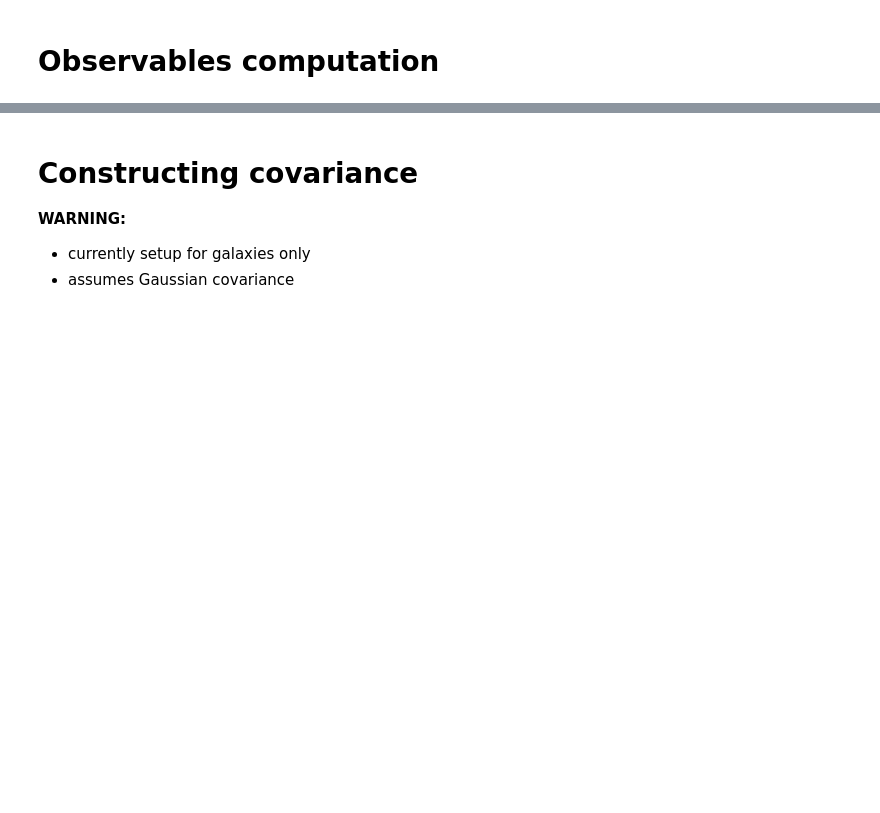
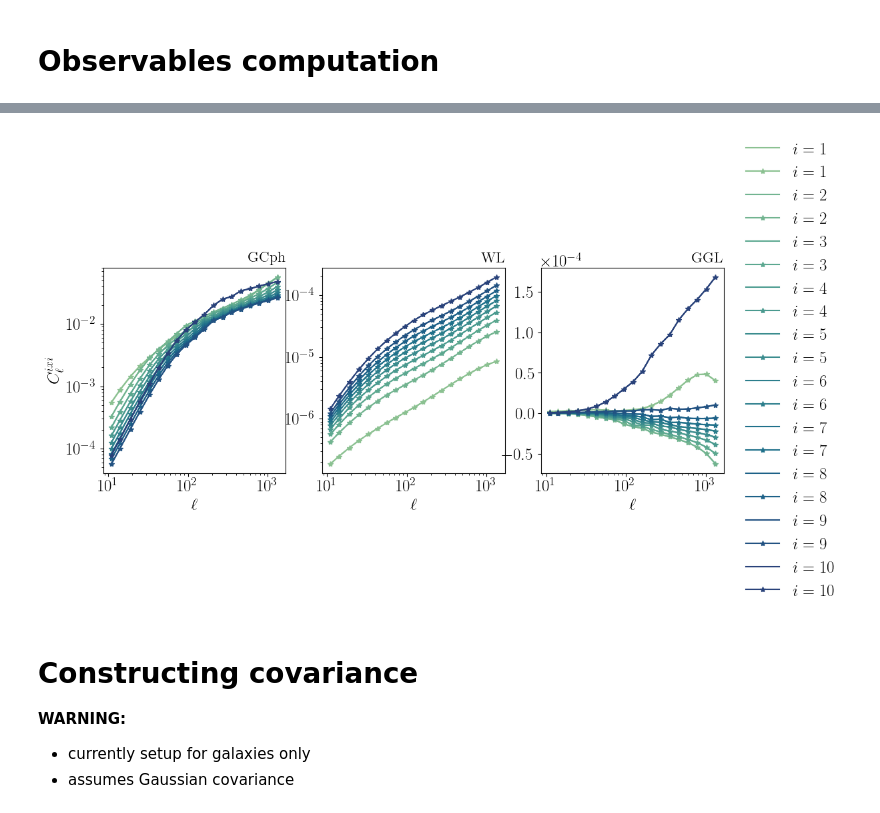
Before and after one commit to chiaradeleo1/GWXLSS, a Jupyter notebook: mock_maker.ipynb, the cells around one changed output, grey strips where cells are left out. Drawn from its saved outputs; the diff is of its cells as text; code cells hidden in the pictures; blank space fills up the shorter version.

```diff
--- a/mock_maker.ipynb
+++ b/mock_maker.ipynb
@@ -57,7 +57,7 @@ analysis_settings = {'Nbin_ell': 20,
                      'lmin': 10,
                      'lmax': 1500}
 
-use_obs  = ['GC','WL','GW']
+use_obs  = ['GC','WL']
 # %% [markdown]
 ## Preliminary calculations
 
@@ -284,5 +287,5 @@ to be added:
 from source_code.compute_obs_sources import get_obs
 extra=eft_params
 # %%
-calc_obs = get_obs(fiducial,extra,distributions,ells,camb_path,case='simple',source=False,feedback=True)
+calc_obs = get_obs(fiducial,extra,distributions,ells,camb_path,case='simple',source=True,feedback=True)
 # %% [output]
@@ -291,2 +295,2 @@ UnboundLocalError: local variable 'final_Cls' referenced before assignment
 # %%
-calc_obs2 = get_obs(fiducial,extra,distributions,ells,camb_path,case='simple',source=False,feedback=True)
+calc_obs2 = get_obs(fiducial,extra,distributions,ells,camb_path,case='simple',source=True,feedback=True)
@@ -298,43 +306,45 @@ fig, axes = plt.subplots(ncols=3, sharey=False, subplot_kw=dict(frameon=True),fi
 if 'GC' in use_obs:
     axes[0].set_title('GCph',loc='right',fontdict={'fontsize':16})
     for i in range(1,Nbins_gc+1):
-        #axes[0].plot(ells,calc_obs.Cls['G{}xG{}'.format(i,i)]*norm,
-                   #  label=r'$i={}$'.format(i),color=bincolors[i-1])
+        axes[0].plot(ells,calc_obs.Cls['G{}xG{}'.format(i,i)]*norm,
+                     label=r'$i={}$'.format(i),color=bincolors[i-1])
         axes[0].plot(ells,calc_obs2.Cls['G{}xG{}'.format(i,i)]*norm,marker='*',
                      label=r'$i={}$'.format(i),color=bincolors[i-1])
     axes[0].set_xlabel(r'$\ell$')
     axes[0].ticklabel_format(axis='y', style='sci', scilimits=(0,0))
     axes[0].set_xscale('log')
     axes[0].set_yscale('log')
 
 if 'WL' in use_obs:
     axes[1].set_title('WL',loc='right',fontdict={'fontsize':16})
     for i in range(1,Nbins_wl+1):
-       # axes[1].plot(ells,calc_obs.Cls['L{}xL{}'.format(i,i)]*norm,
-                    # label=r'$i={}$'.format(i),color=bincolors[i-1])
+        axes[1].plot(ells,calc_obs.Cls['L{}xL{}'.format(i,i)]*norm,
+                     label=r'$i={}$'.format(i),color=bincolors[i-1])
         axes[1].plot(ells,calc_obs2.Cls['L{}xL{}'.format(i,i)]*norm,marker='*',ls='--',
                      label=r'$i={}$'.format(i),color=bincolors[i-1])
     axes[1].set_xlabel(r'$\ell$')
     axes[1].ticklabel_format(axis='y', style='sci', scilimits=(0,0))
     axes[1].set_xscale('log')
     axes[1].set_yscale('log')
 
 if 'GC' in use_obs and 'WL' in use_obs:
     axes[2].set_title('GGL',loc='right',fontdict={'fontsize':16})
     for i in range(1,Nbins_gc+1):
-      #  axes[2].plot(ells,calc_obs.Cls['G{}xL{}'.format(i,i)]*norm,
-                #    label=r'$i={}$'.format(i),color=bincolors[i-1])
+        axes[2].plot(ells,calc_obs.Cls['G{}xL{}'.format(i,i)]*norm,
+                    label=r'$i={}$'.format(i),color=bincolors[i-1])
         axes[2].plot(ells,calc_obs2.Cls['G{}xL{}'.format(i,i)]*norm,marker='*',
                      label=r'$i={}$'.format(i),color=bincolors[i-1])
     axes[2].set_xlabel(r'$\ell$')
     axes[2].ticklabel_format(axis='y', style='sci', scilimits=(0,0))
     axes[2].set_xscale('log')
 
 
 axes[0].set_ylabel(r'$C_\ell^{ixi}$')
 plt.subplots_adjust(hspace=1.2)
 plt.savefig('Cls_old_new.pdf', bbox_inches='tight')
 axes[-1].legend(**sidelegend);
+# %% [output]
+[figure, added]
 # %%
 
 norm = ells*(ells+1)/(2*np.pi)
```
Also changed, not shown: parts of 10 cells of this notebook, 10 other files.
